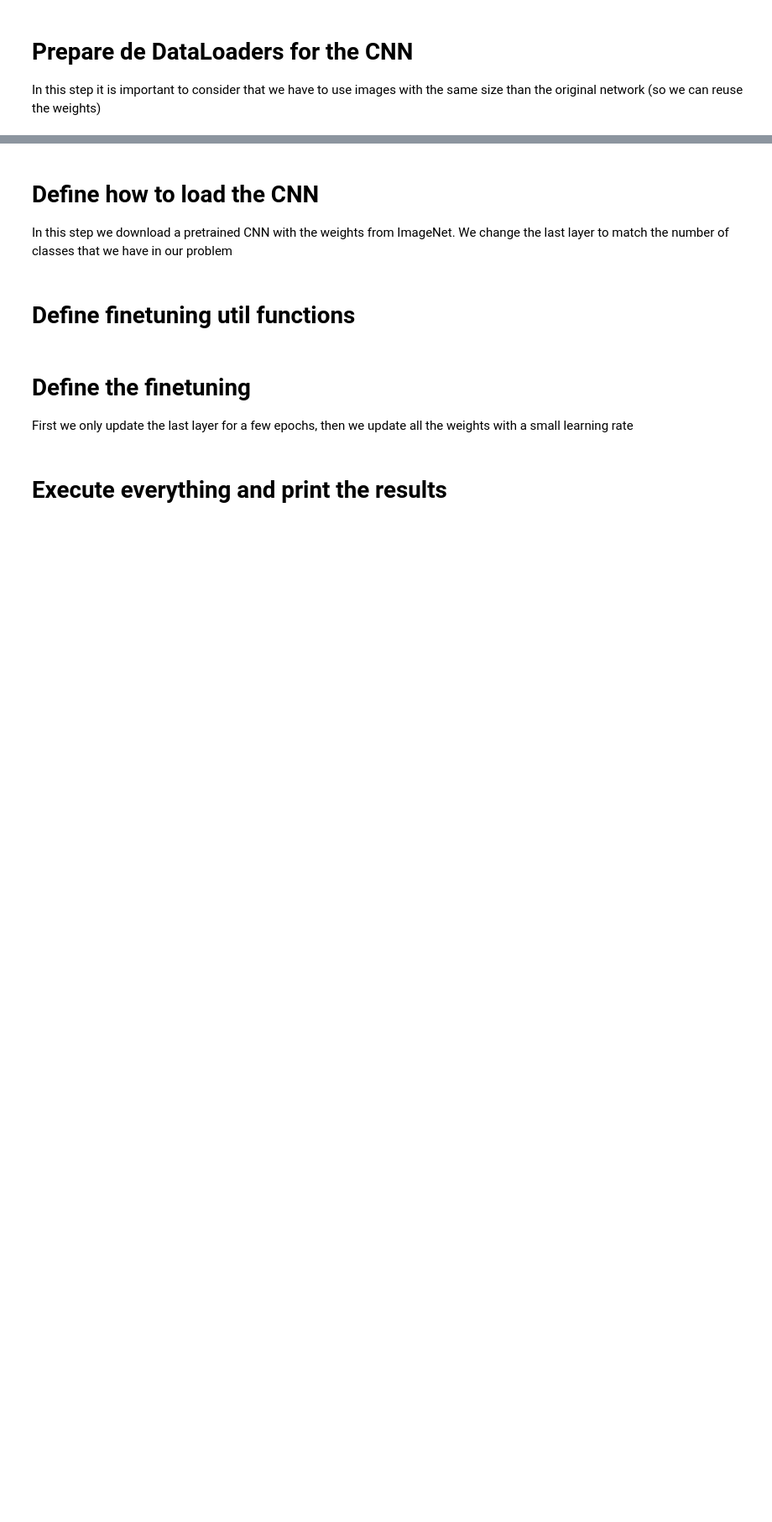
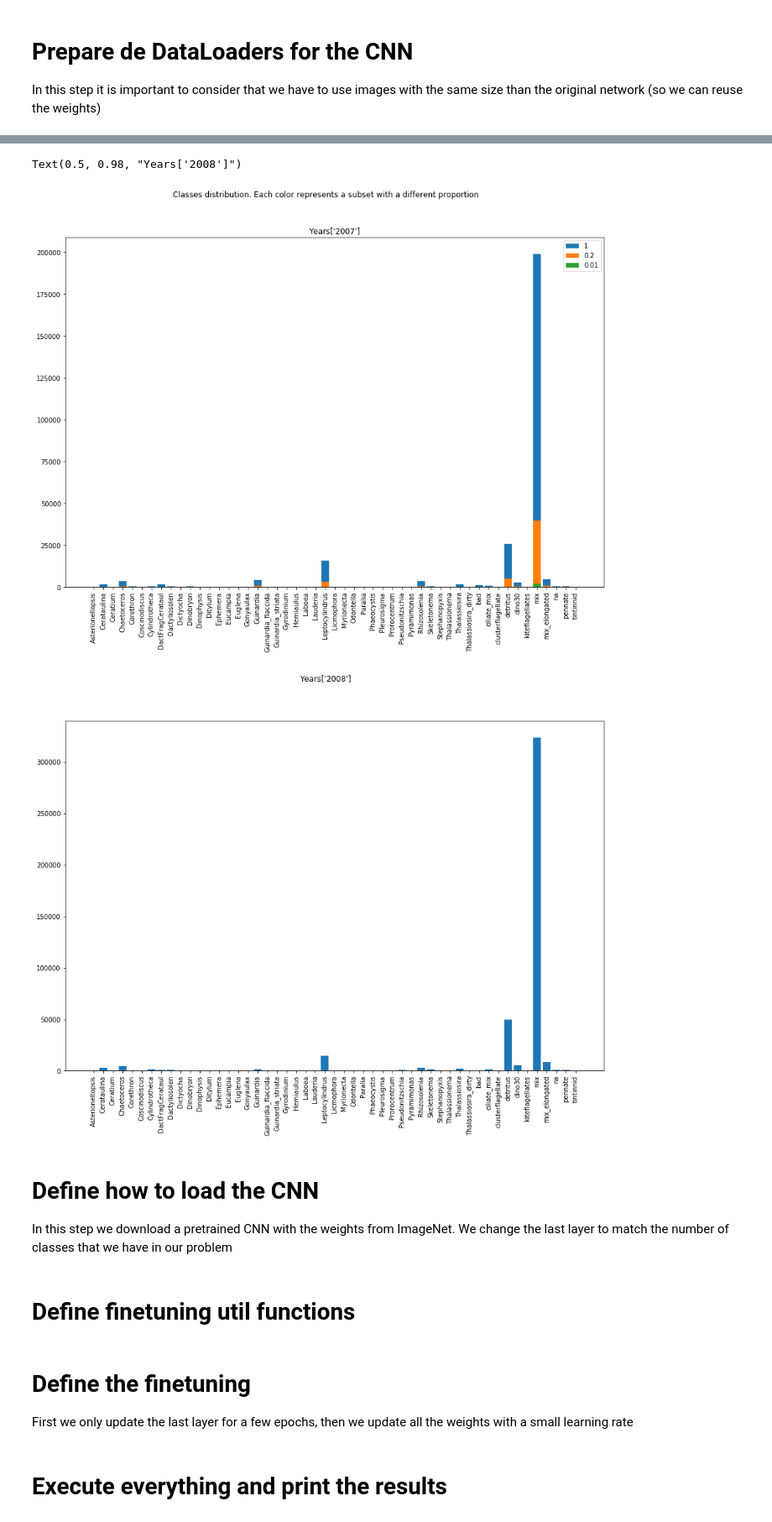
Before and after one commit to pglez82/IFCB_semisupervised, a Jupyter notebook: IFCB_FT_Baseline.ipynb, the cells around one changed output, grey strips where cells are left out. Shown at 84% size. Drawn from its saved outputs; the diff is of its cells as text; code cells hidden in the pictures; blank space fills up the shorter version.

Commit message:
ploting the distribution

```diff
--- a/IFCB_FT_Baseline.ipynb
+++ b/IFCB_FT_Baseline.ipynb
@@ -43,8 +63,8 @@ tqdm.pandas()
 
 classcolumn = "AutoClass" #Autoclass means 51 classes
 #nclasses = 51 #Pick this number of most abundant classes to make sure that we do not have empty classes
-yearstraining = ['2013'] #Years to consider as training
-yearsvalidation = ['2014']
+yearstraining = ['2007'] #Years to consider as training
+yearsvalidation = ['2008']
 trainingfolder = "training"
 validationfolder = "validation"
 
@@ -102,7 +138,7 @@ num_workers = 4 # @param
 batch_size = 256 # @param
 num_epochs_ft1 = 10 # @param
 num_epochs_ft2 = 10 # @param
-proportions = [0.01,0.05] #How many labelled examples do we take
+proportions = [0.01,0.2] #How many labelled examples do we take
 
 device = torch.device("cuda:0" if torch.cuda.is_available() else "cpu")
 print("Using %s"%device)
@@ -171,3 +214,34 @@ val_loader = DataLoader(val_dset,batch_size=batch_size,num_workers=num_workers)
+# %%
+import matplotlib.pyplot as plt
+from matplotlib.pyplot import figure
+
+
+def plot_dataset_distribution(y,labels):
+  counts = np.bincount(y,minlength=len(labels))
+  plt.bar(labels, counts)
+  plt.xticks(rotation='vertical')
+
+#Print training set and its subsets
+figure(num=None, figsize=(15, 10),facecolor='w', edgecolor='k')
+labels = full_train_dset.class_to_idx.keys()
+y = np.array(full_train_dset.targets)
+plot_dataset_distribution(y,labels)
+for p in reversed(proportions):
+  y = np.array(np.array(full_train_dset.targets)[indexes[p]])
+  plot_dataset_distribution(y,labels)
+plt.legend(['1']+list(reversed(proportions)))
+plt.title('Years'+str(yearstraining))
+plt.suptitle('Classes distribution. Each color represents a subset with a different proportion')
+
+#Print validation dataset
+fig=figure(num=None, figsize=(15, 10),facecolor='w', edgecolor='k')
+y = np.array(val_dset.targets)
+plot_dataset_distribution(y,labels)
+fig.suptitle('Years'+str(yearsvalidation))
+# %% [output]
+Text(0.5, 0.98, "Years['2008']")
+[figure, added]
+[figure, added]
 # %% [markdown]
 # Define how to load the CNN
 In this step we download a pretrained CNN with the weights from ImageNet. We change the last layer to match the number of classes that we have in our problem
```
Also changed, not shown: parts of 7 cells of this notebook.
